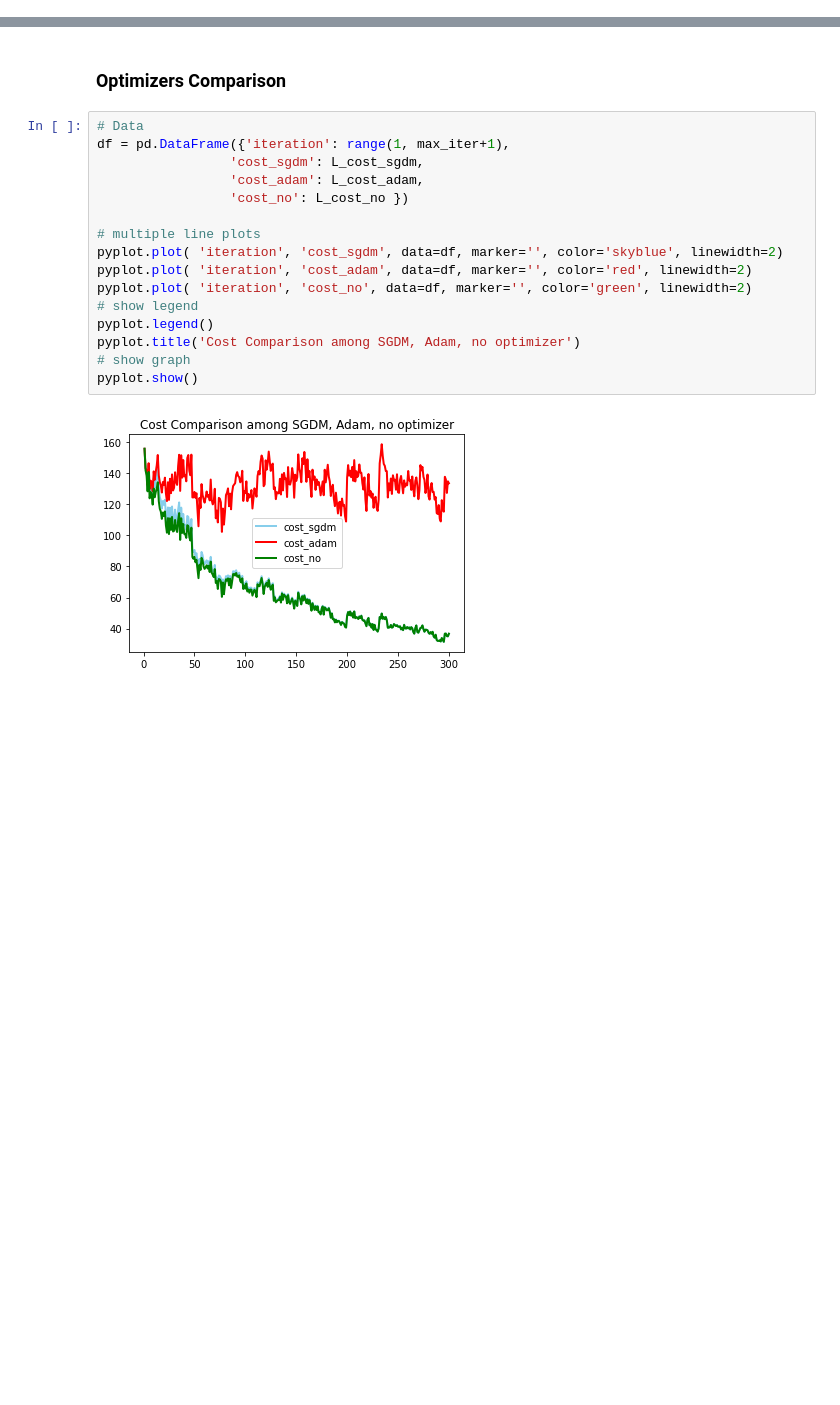
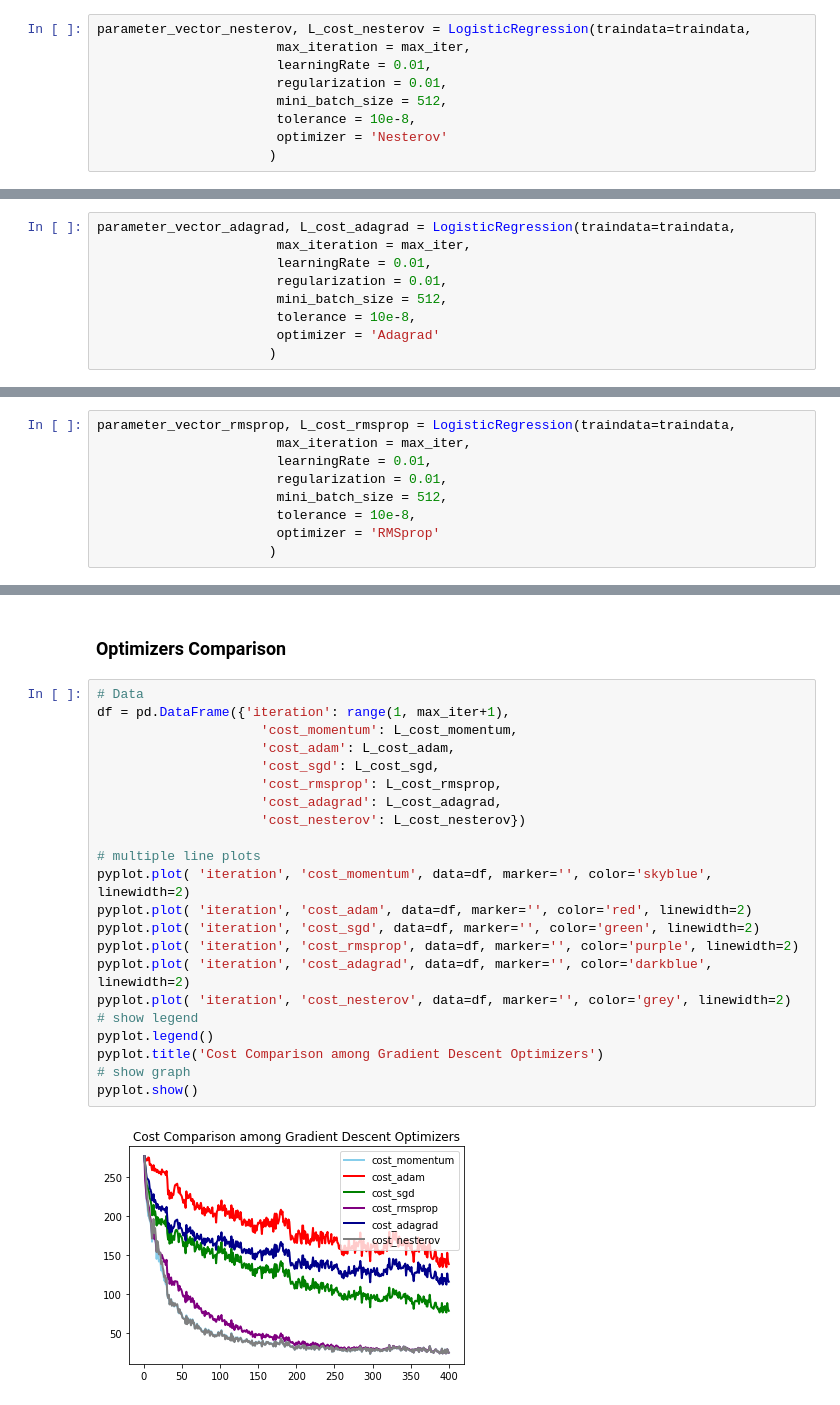
Before and after one commit to kiat/BigDataAnalytics, a Jupyter notebook: Notebooks/Spark-Example-20-Adam-Sgdm-with-Tree-Aggregate.ipynb, the cells around one changed output, grey strips where cells are left out. Saved outputs shown, nothing was run; the diff lists cells and outputs as text; blank space fills up the shorter version.

```diff
--- a/Notebooks/Spark-Example-20-Adam-Sgdm-with-Tree-Aggregate.ipynb
+++ b/Notebooks/Spark-Example-20-Adam-Sgdm-with-Tree-Aggregate.ipynb
@@ -377,0 +330,9 @@ f1 score: 1.0
+# %%
+parameter_vector_nesterov, L_cost_nesterov = LogisticRegression(traindata=traindata,
+                       max_iteration = max_iter,
+                       learningRate = 0.01,
+                       regularization = 0.01,
+                       mini_batch_size = 512,
+                       tolerance = 10e-8,
+                       optimizer = 'Nesterov'
+                      )
@@ -377,0 +362,9 @@ f1 score: 1.0
+# %%
+parameter_vector_adagrad, L_cost_adagrad = LogisticRegression(traindata=traindata,
+                       max_iteration = max_iter,
+                       learningRate = 0.01,
+                       regularization = 0.01,
+                       mini_batch_size = 512,
+                       tolerance = 10e-8,
+                       optimizer = 'Adagrad'
+                      )
@@ -377,0 +394,9 @@ f1 score: 1.0
+# %%
+parameter_vector_rmsprop, L_cost_rmsprop = LogisticRegression(traindata=traindata,
+                       max_iteration = max_iter,
+                       learningRate = 0.01,
+                       regularization = 0.01,
+                       mini_batch_size = 512,
+                       tolerance = 10e-8,
+                       optimizer = 'RMSprop'
+                      )
@@ -380,18 +426,24 @@ f1 score: 1.0
 # %%
 # Data
 df = pd.DataFrame({'iteration': range(1, max_iter+1),
-                 'cost_sgdm': L_cost_sgdm,
-                 'cost_adam': L_cost_adam,
-                 'cost_no': L_cost_no })
+                     'cost_momentum': L_cost_momentum,
+                     'cost_adam': L_cost_adam,
+                     'cost_sgd': L_cost_sgd,
+                     'cost_rmsprop': L_cost_rmsprop,
+                     'cost_adagrad': L_cost_adagrad,
+                     'cost_nesterov': L_cost_nesterov})
 
 # multiple line plots
-pyplot.plot( 'iteration', 'cost_sgdm', data=df, marker='', color='skyblue', linewidth=2)
+pyplot.plot( 'iteration', 'cost_momentum', data=df, marker='', color='skyblue', linewidth=2)
 pyplot.plot( 'iteration', 'cost_adam', data=df, marker='', color='red', linewidth=2)
-pyplot.plot( 'iteration', 'cost_no', data=df, marker='', color='green', linewidth=2)
+pyplot.plot( 'iteration', 'cost_sgd', data=df, marker='', color='green', linewidth=2)
+pyplot.plot( 'iteration', 'cost_rmsprop', data=df, marker='', color='purple', linewidth=2)
+pyplot.plot( 'iteration', 'cost_adagrad', data=df, marker='', color='darkblue', linewidth=2)
+pyplot.plot( 'iteration', 'cost_nesterov', data=df, marker='', color='grey', linewidth=2)
 # show legend
 pyplot.legend()
-pyplot.title('Cost Comparison among SGDM, Adam, no optimizer')
+pyplot.title('Cost Comparison among Gradient Descent Optimizers')
 # show graph
 pyplot.show()
 # %% [output]
-[figure, old version]
+[figure, new version]
```
Also changed, not shown: parts of 26 cells of this notebook.
